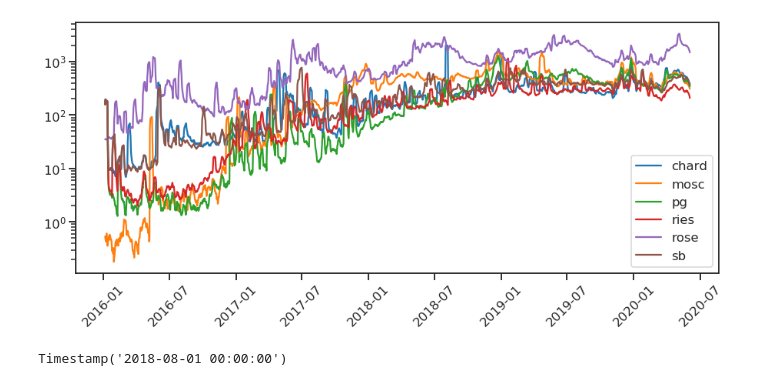
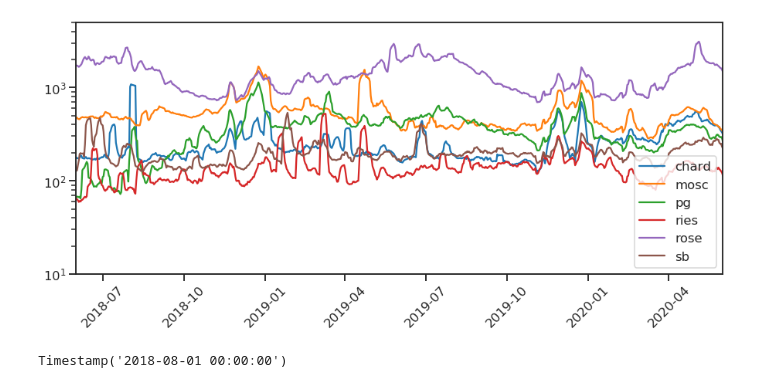
Before and after one commit to JocelynF/WineRegions, a Jupyter notebook: CreatePlots.ipynb, the cells around one changed output. Drawn from its saved outputs; the diff is of its cells as text; code cells hidden in the pictures.

```diff
--- a/CreatePlots.ipynb
+++ b/CreatePlots.ipynb
@@ -83,17 +185,19 @@ plt.show()
 # %%
 plt.figure(figsize = (15,6))
 plt.plot(weightviews_unfilt['DATE'], weightviews_unfilt['CHARDONNAY'].rolling(window = 7).mean())
 plt.plot(weightviews_unfilt['DATE'], weightviews_unfilt['MOSCATO'].rolling(window = 7).mean())
 plt.plot(weightviews_unfilt['DATE'], weightviews_unfilt['PINOT GRIGIO/PINOT GRIS'].rolling(window = 7).mean())
 plt.plot(weightviews_unfilt['DATE'], weightviews_unfilt['RIESLING'].rolling(window = 7).mean())
 plt.plot(weightviews_unfilt['DATE'], weightviews_unfilt['ROSE'].rolling(window = 7).mean())
 plt.plot(weightviews_unfilt['DATE'], weightviews_unfilt['SAUVIGNON BLANC'].rolling(window = 7).mean())
 plt.legend(['chard', 'mosc', 'pg', 'ries', 'rose', 'sb'])
 plt.yscale('log')
 plt.xticks(rotation = 45)
+plt.xlim(datetime.datetime(2018,6,1), datetime.datetime(2020,6,1))
+plt.ylim(10,5000)
 plt.show()
 # %% [output]
-[figure, old version]
+[figure, new version]
 # %%
 np.argmax(weightviews_unfilt['CHARDONNAY'])
 weightviews_unfilt['DATE'].iloc[np.argmax(weightviews_unfilt['CHARDONNAY'])]
```
Also changed, not shown: parts of 18 cells of this notebook, 4 other files.
